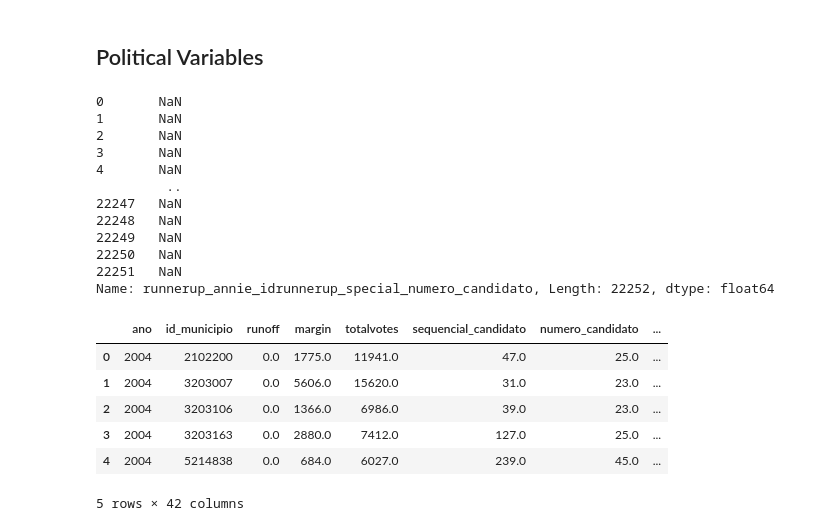
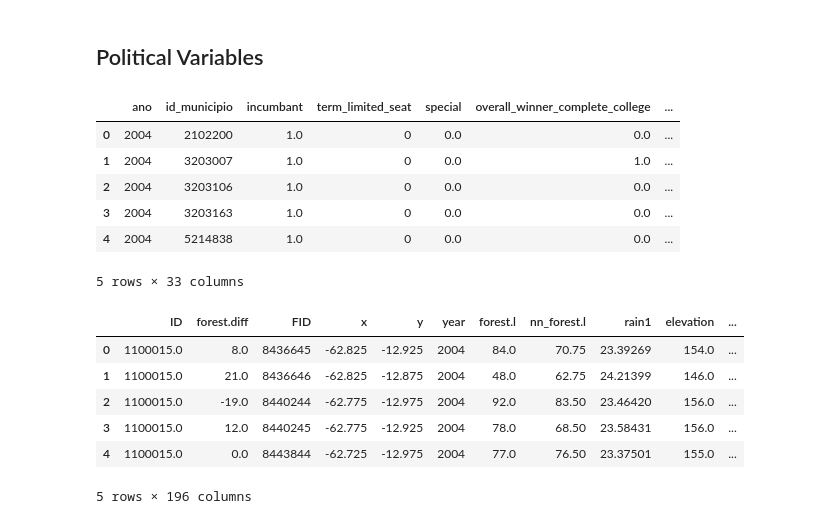
Before and after one commit to aulichney/Deforestation, a Jupyter notebook: DataMerge.ipynb, the cells around one changed output. Cells and saved outputs as stored; diff of their text form; code cells hidden in the pictures.

```diff
--- a/DataMerge.ipynb
+++ b/DataMerge.ipynb
@@ -665,15 +679,10 @@ vote_full = pd.read_csv('PoliticalData.csv', index_col = 0)
 # %%
-vote_full.runnerup_annie_idrunnerup_special_numero_candidato
+vote_full.head()
 # %% [output]
+|  | ano | id_municipio | incumbant | term_limited_seat | special | overall_winner_complete_college | ... |
+| 0 | 2004 | 2102200 | 1.0 | 0 | 0.0 | 0.0 | ... |
+| 1 | 2004 | 3203007 | 1.0 | 0 | 0.0 | 1.0 | ... |
+| 2 | 2004 | 3203106 | 1.0 | 0 | 0.0 | 0.0 | ... |
+| 3 | 2004 | 3203163 | 1.0 | 0 | 0.0 | 0.0 | ... |
+| 4 | 2004 | 5214838 | 1.0 | 0 | 0.0 | 0.0 | ... |
-0       NaN
-1       NaN
-2       NaN
-3       NaN
-4       NaN
-         ..
-22247   NaN
-22248   NaN
-22249   NaN
-22250   NaN
-22251   NaN
-Name: runnerup_annie_idrunnerup_special_numero_candidato, Length: 22252, dtype: float64
+5 rows × 33 columns
@@ -698,10 +700,26 @@ vote = vote_full[['ano', 'id_municipio', 'runoff', 'margin',
+# %%
+df_trim = df[(df.year >= 2004) & (df.year <= 2016)]
+# %%
+df_pol = pd.merge(df_trim, vote_concat, how = 'left', left_on = ['ID', 'year'], right_on = ['id_municipio', 'ano'])
+# %%
+df_pol['runnerup_votes_proportion'] = df_pol.runnerup_votes / df_pol.totalvotes
+df_pol['vote_participation_proportion'] = df_pol.totalvotes/df_pol.populacao
+
+df_pol = df_pol.drop('totalvotes', axis = 1)
+df_pol = df_pol.drop('winner_votes', axis = 1)
+df_pol = df_pol.drop('runnerup_votes', axis = 1)
+df_pol = df_pol.drop('ano', axis = 1)
+df_pol = df_pol.drop('id_municipio', axis = 1)
+# %%
+if 'Unnamed: 0' in np.array(df_pol.columns):
+    df_pol = df_pol.drop('Unnamed: 0', axis = 1)
 # %%
-vote.head()
+df_pol.head()
 # %% [output]
-|  | ano | id_municipio | runoff | margin | totalvotes | sequencial_candidato | numero_candidato | ... |
-| 0 | 2004 | 2102200 | 0.0 | 1775.0 | 11941.0 | 47.0 | 25.0 | ... |
-| 1 | 2004 | 3203007 | 0.0 | 5606.0 | 15620.0 | 31.0 | 23.0 | ... |
-| 2 | 2004 | 3203106 | 0.0 | 1366.0 | 6986.0 | 39.0 | 23.0 | ... |
-| 3 | 2004 | 3203163 | 0.0 | 2880.0 | 7412.0 | 127.0 | 25.0 | ... |
-| 4 | 2004 | 5214838 | 0.0 | 684.0 | 6027.0 | 239.0 | 45.0 | ... |
+|  | ID | forest.diff | FID | x | y | year | forest.l | nn_forest.l | rain1 | elevation | ... |
+| 0 | 1100015.0 | 8.0 | 8436645 | -62.825 | -12.925 | 2004 | 84.0 | 70.75 | 23.39269 | 154.0 | ... |
+| 1 | 1100015.0 | 21.0 | 8436646 | -62.825 | -12.875 | 2004 | 48.0 | 62.75 | 24.21399 | 146.0 | ... |
+| 2 | 1100015.0 | -19.0 | 8440244 | -62.775 | -12.975 | 2004 | 92.0 | 83.50 | 23.46420 | 156.0 | ... |
+| 3 | 1100015.0 | 12.0 | 8440245 | -62.775 | -12.925 | 2004 | 78.0 | 68.50 | 23.58431 | 156.0 | ... |
+| 4 | 1100015.0 | 0.0 | 8443844 | -62.725 | -12.975 | 2004 | 77.0 | 76.50 | 23.37501 | 155.0 | ... |
-5 rows × 42 columns
+5 rows × 196 columns
```
Also changed, not shown: parts of 25 cells of this notebook, 3 other files.
